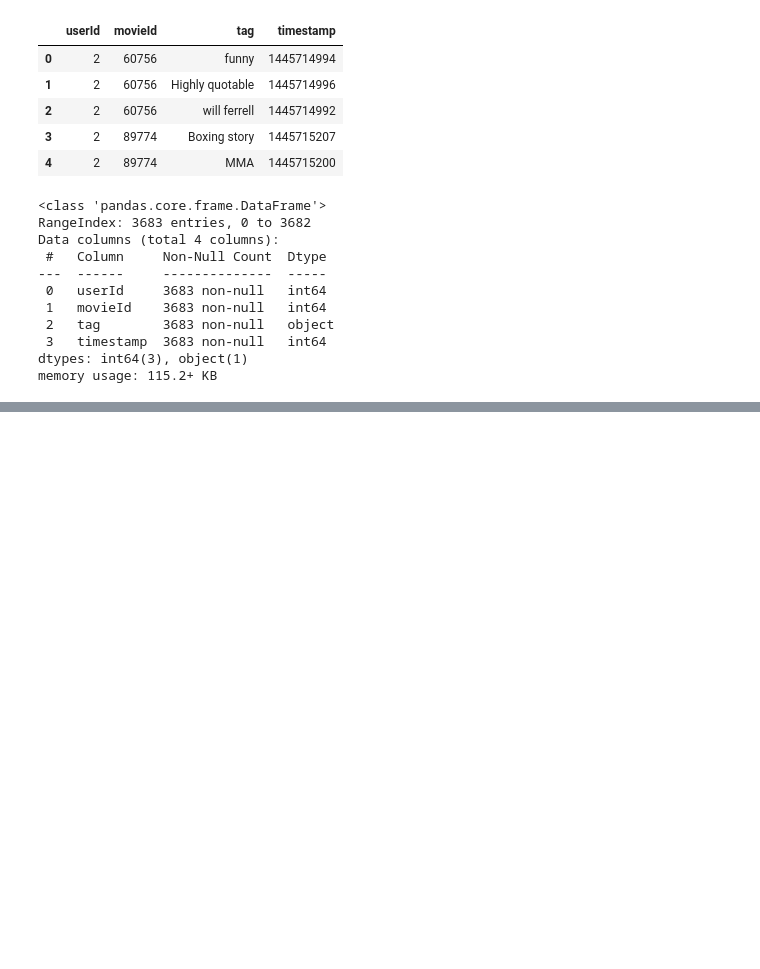
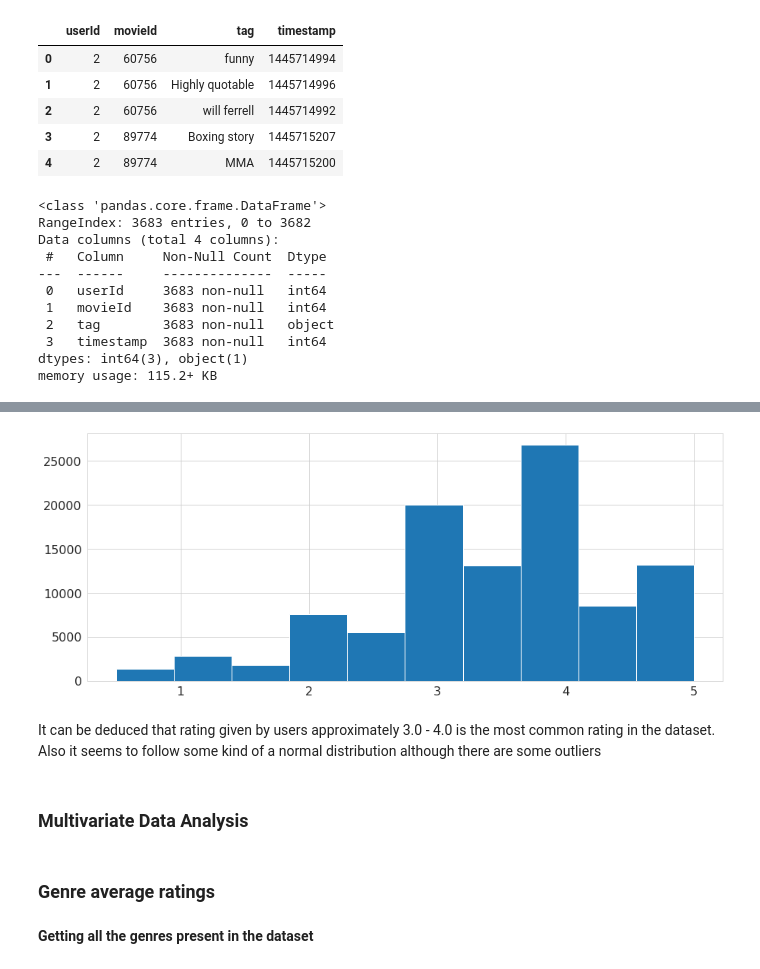
Before and after one commit to Obatsa/Movie-reccomender, a Jupyter notebook: phase_4_project.ipynb, the cells around one changed output, grey strips where cells are left out. Cells and saved outputs as stored; diff of their text form; code cells hidden in the pictures; blank space fills up the shorter version.

```diff
--- a/phase_4_project.ipynb
+++ b/phase_4_project.ipynb
@@ -119,0 +399,15 @@ memory usage: 115.2+ KB
+# %%
+# checking the distribution plot
+plt.figure(figsize=(15,6))
+ratings_df_cleaned['rating'].hist(bins=10)
+plt.show()
+# %% [output]
+[figure, added]
+# %% [markdown]
+It can be deduced that rating given by users approximately 3.0 - 4.0 is the most common rating in the dataset. Also it seems to follow some kind of a normal distribution although there are some outliers
+# %% [markdown]
+### Multivariate Data Analysis
+# %% [markdown]
+### Genre average ratings
+# %% [markdown]
+**Getting all the genres present in the dataset**
```
Also changed, not shown: parts of 134 cells of this notebook.
